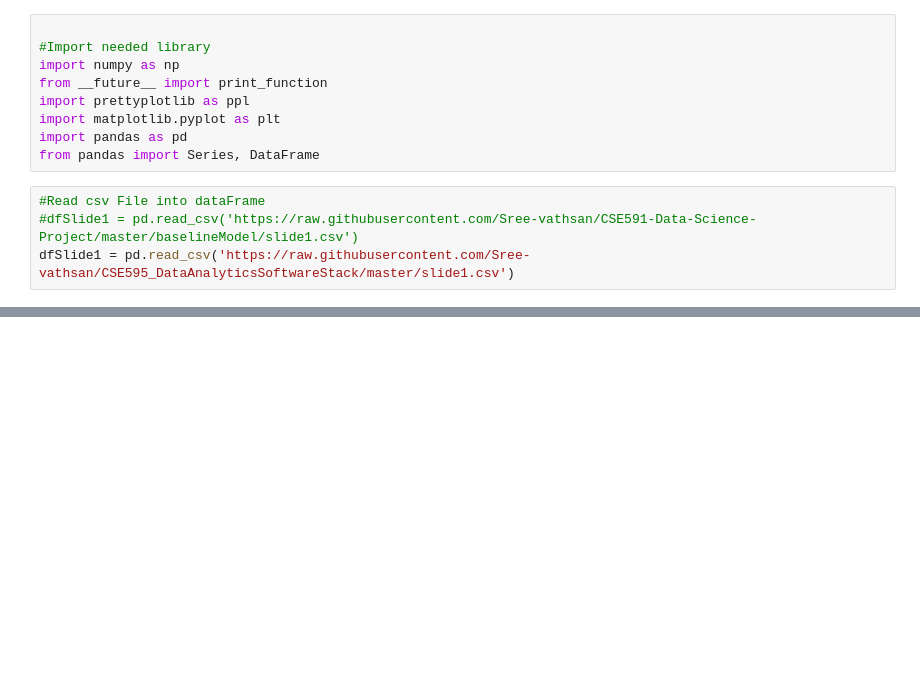
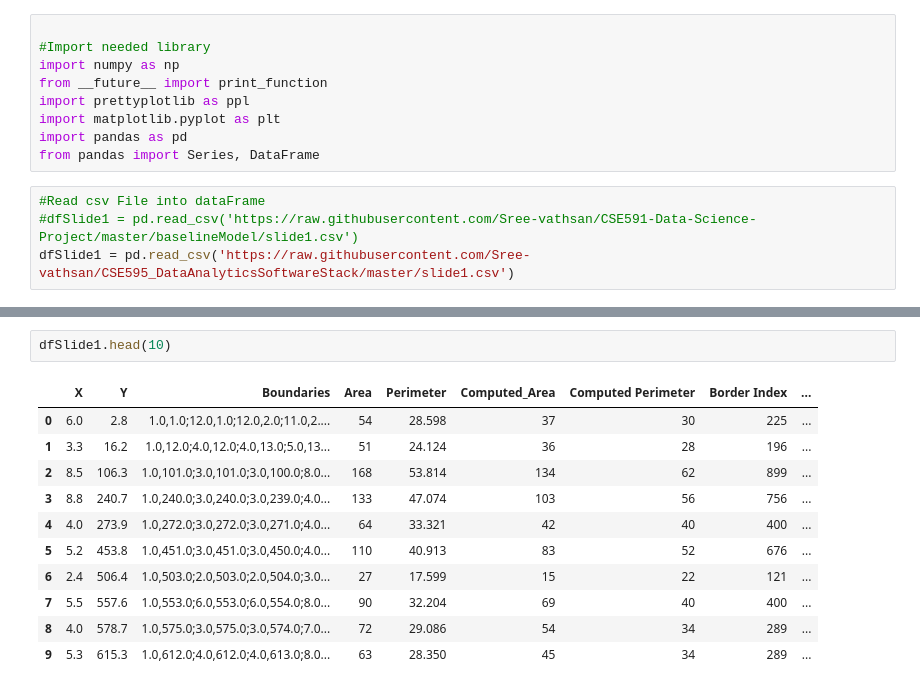
Before and after one commit to Sree-vathsan/CSE595_DataAnalyticsSoftwareStack, a Jupyter notebook: slide1.ipynb, the cells around one changed output, grey strips where cells are left out. Cells and saved outputs as stored; diff of their text form; blank space fills up the shorter version.

```diff
--- a/slide1.ipynb
+++ b/slide1.ipynb
@@ -91,0 +135,14 @@ dfSlide1
+# %%
+dfSlide1.head(10)
+# %% [output]
+|  | X | Y | Boundaries | Area | Perimeter | Computed_Area | Computed Perimeter | Border Index | ... |
+| 0 | 6.0 | 2.8 | 1.0,1.0;12.0,1.0;12.0,2.0;11.0,2.... | 54 | 28.598 | 37 | 30 | 225 | ... |
+| 1 | 3.3 | 16.2 | 1.0,12.0;4.0,12.0;4.0,13.0;5.0,13... | 51 | 24.124 | 36 | 28 | 196 | ... |
+| 2 | 8.5 | 106.3 | 1.0,101.0;3.0,101.0;3.0,100.0;8.0... | 168 | 53.814 | 134 | 62 | 899 | ... |
+| 3 | 8.8 | 240.7 | 1.0,240.0;3.0,240.0;3.0,239.0;4.0... | 133 | 47.074 | 103 | 56 | 756 | ... |
+| 4 | 4.0 | 273.9 | 1.0,272.0;3.0,272.0;3.0,271.0;4.0... | 64 | 33.321 | 42 | 40 | 400 | ... |
+| 5 | 5.2 | 453.8 | 1.0,451.0;3.0,451.0;3.0,450.0;4.0... | 110 | 40.913 | 83 | 52 | 676 | ... |
+| 6 | 2.4 | 506.4 | 1.0,503.0;2.0,503.0;2.0,504.0;3.0... | 27 | 17.599 | 15 | 22 | 121 | ... |
+| 7 | 5.5 | 557.6 | 1.0,553.0;6.0,553.0;6.0,554.0;8.0... | 90 | 32.204 | 69 | 40 | 400 | ... |
+| 8 | 4.0 | 578.7 | 1.0,575.0;3.0,575.0;3.0,574.0;7.0... | 72 | 29.086 | 54 | 34 | 289 | ... |
+| 9 | 5.3 | 615.3 | 1.0,612.0;4.0,612.0;4.0,613.0;8.0... | 63 | 28.350 | 45 | 34 | 289 | ... |
```
Also changed, not shown: parts of 4 cells of this notebook, 1 other file.
